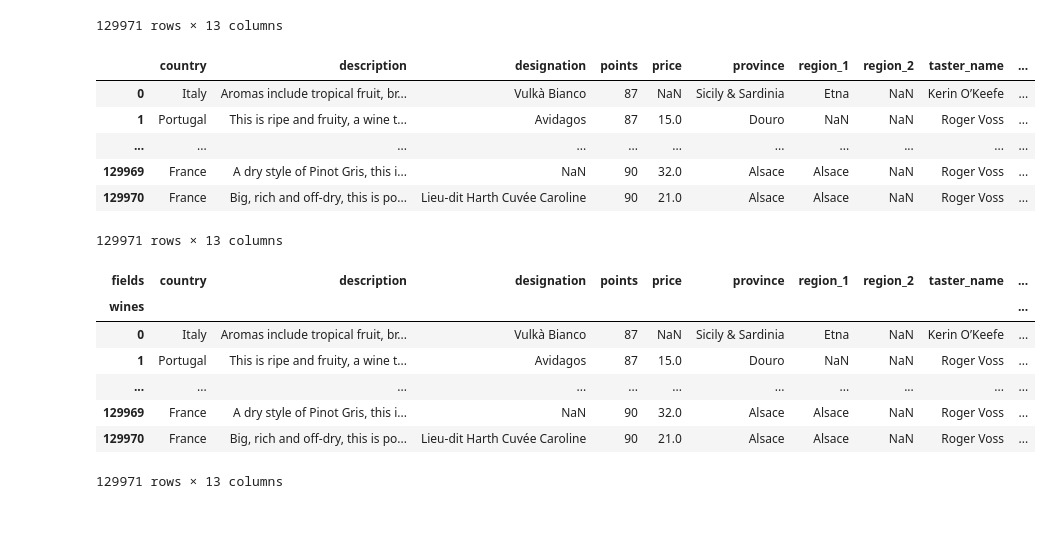
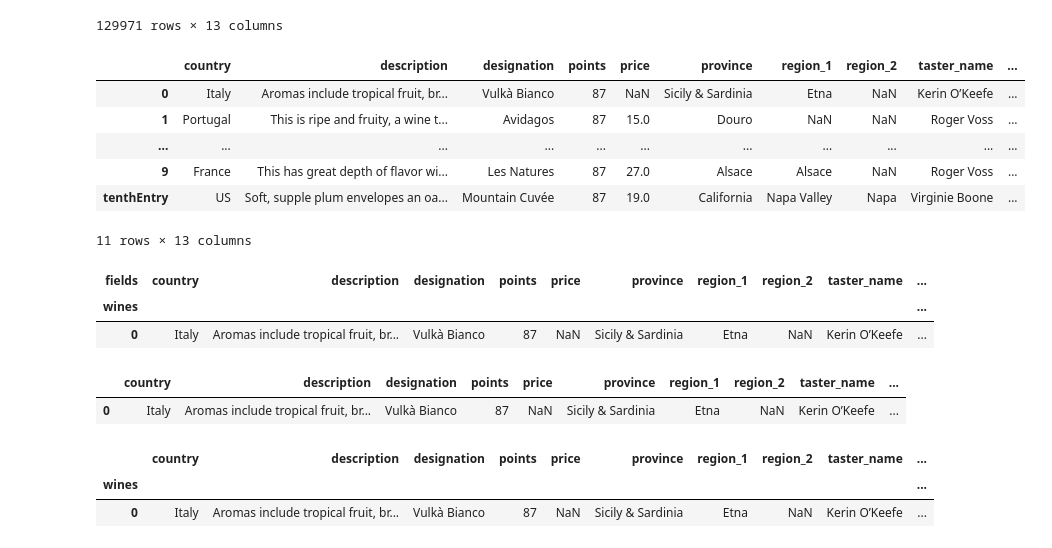
Before and after one commit to peppibook/Sejong-python-hotel-tourism, a Jupyter notebook: Pandas(Renaming & Combining)/Untitled.ipynb, the cells around one changed output. Cells and saved outputs as stored; diff of their text form; code cells hidden in the pictures; blank space fills up the shorter version.

```diff
--- a/Pandas(Renaming & Combining)/Untitled.ipynb
+++ b/Pandas(Renaming & Combining)/Untitled.ipynb
@@ -23,26 +23,32 @@ reviews.rename(columns={'points': 'score'})
 | 129970 | France | Big, rich and off-dry, this is po... | Lieu-dit Harth Cuvée Caroline | 90 | 21.0 | Alsace | Alsace | NaN | Roger Voss | ... |
 129971 rows × 13 columns
 # %%
-reviews.rename(index={10: 'tenthEntry'})
+reviews.rename(index={10: 'tenthEntry'}).head(11)
 # %% [output]
 |  | country | description | designation | points | price | province | region_1 | region_2 | taster_name | ... |
 | 0 | Italy | Aromas include tropical fruit, br... | Vulkà Bianco | 87 | NaN | Sicily & Sardinia | Etna | NaN | Kerin O’Keefe | ... |
 | 1 | Portugal | This is ripe and fruity, a wine t... | Avidagos | 87 | 15.0 | Douro | NaN | NaN | Roger Voss | ... |
 | ... | ... | ... | ... | ... | ... | ... | ... | ... | ... | ... |
-| 129969 | France | A dry style of Pinot Gris, this i... | NaN | 90 | 32.0 | Alsace | Alsace | NaN | Roger Voss | ... |
-| 129970 | France | Big, rich and off-dry, this is po... | Lieu-dit Harth Cuvée Caroline | 90 | 21.0 | Alsace | Alsace | NaN | Roger Voss | ... |
+| 9 | France | This has great depth of flavor wi... | Les Natures | 87 | 27.0 | Alsace | Alsace | NaN | Roger Voss | ... |
+| tenthEntry | US | Soft, supple plum envelopes an oa... | Mountain Cuvée | 87 | 19.0 | California | Napa Valley | Napa | Virginie Boone | ... |
-129971 rows × 13 columns
+11 rows × 13 columns
 # %%
-reviews.rename_axis("wines", axis='rows').rename_axis("fields", axis='columns')
+reviews.rename_axis("wines", axis='rows').rename_axis("fields", axis='columns').head(1)
 # %% [output]
 | fields | country | description | designation | points | price | province | region_1 | region_2 | taster_name | ... |
 | wines |  |  |  |  |  |  |  |  |  | ... |
 | 0 | Italy | Aromas include tropical fruit, br... | Vulkà Bianco | 87 | NaN | Sicily & Sardinia | Etna | NaN | Kerin O’Keefe | ... |
-| 1 | Portugal | This is ripe and fruity, a wine t... | Avidagos | 87 | 15.0 | Douro | NaN | NaN | Roger Voss | ... |
-| ... | ... | ... | ... | ... | ... | ... | ... | ... | ... | ... |
-| 129969 | France | A dry style of Pinot Gris, this i... | NaN | 90 | 32.0 | Alsace | Alsace | NaN | Roger Voss | ... |
-| 129970 | France | Big, rich and off-dry, this is po... | Lieu-dit Harth Cuvée Caroline | 90 | 21.0 | Alsace | Alsace | NaN | Roger Voss | ... |
-129971 rows × 13 columns
+# %%
+reviews.head(1)
+# %% [output]
+|  | country | description | designation | points | price | province | region_1 | region_2 | taster_name | ... |
+| 0 | Italy | Aromas include tropical fruit, br... | Vulkà Bianco | 87 | NaN | Sicily & Sardinia | Etna | NaN | Kerin O’Keefe | ... |
+# %%
+reviews.rename_axis("wines").head(1)
+# %% [output]
+|  | country | description | designation | points | price | province | region_1 | region_2 | taster_name | ... |
+| wines |  |  |  |  |  |  |  |  |  | ... |
+| 0 | Italy | Aromas include tropical fruit, br... | Vulkà Bianco | 87 | NaN | Sicily & Sardinia | Etna | NaN | Kerin O’Keefe | ... |
 # %%
 canadian_youtube = pd.read_csv("../assets/CAvideos.csv")
 british_youtube = pd.read_csv("../assets/GBvideos.csv")
```
Also changed, not shown: parts of 9 cells of this notebook.
